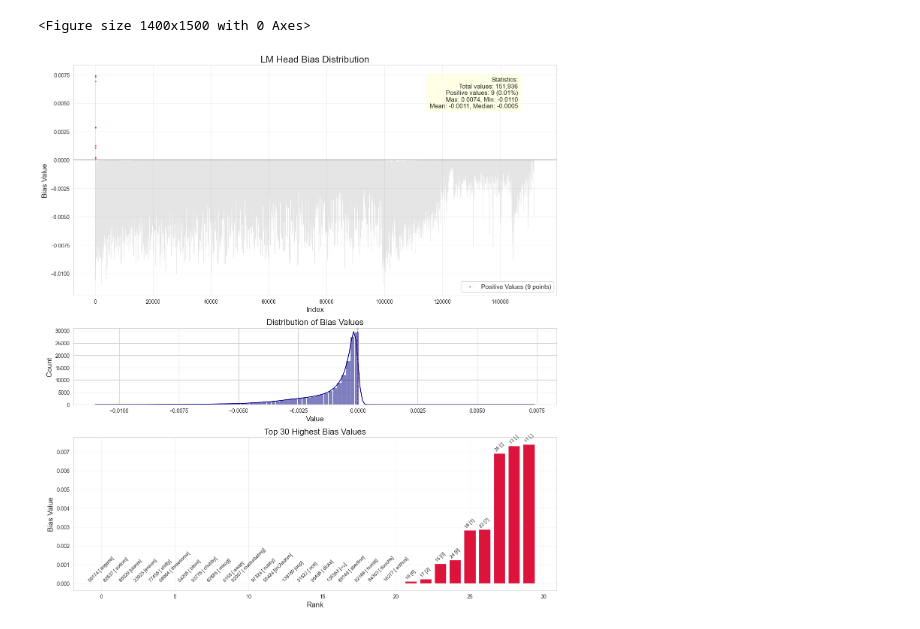
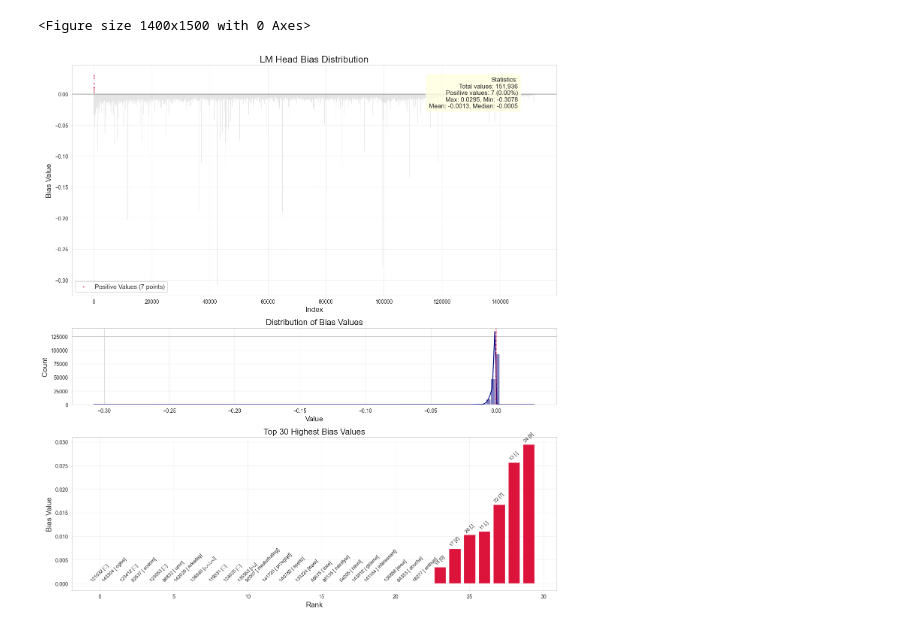
Before and after one commit to Yuchen20/M2-Coursework, a Jupyter notebook: notebooks/weight_visualize.ipynb, the cells around one changed output. Cells and saved outputs as stored; diff of their text form; code cells hidden in the pictures.

```diff
--- a/notebooks/weight_visualize.ipynb
+++ b/notebooks/weight_visualize.ipynb
@@ -9,8 +9,8 @@ import torch.nn as nn
 # %%
 from transformers import AutoTokenizer
 
-model = torch.load('..\data\checkpoint_step_1000.pth', weights_only=False)
-
+model = torch.load('..\data\checkpoint_final.pth', map_location='cpu', weights_only=False)
+# print(f"Weights loaded from {model['model']}.")
 model_name = "Qwen/Qwen2.5-0.5B-Instruct"
 tokenizer = AutoTokenizer.from_pretrained(model_name, trust_remote_code=True)
 # %%
@@ -19,7 +19,7 @@ import matplotlib.pyplot as plt
 import seaborn as sns
 
 # Get the tensor data
-bias_tensor = model['model']['lm_head.bias'].cpu().numpy()
+bias_tensor = model['model']['lm_head.bias'].cpu().detach().numpy()
 
 # Set up the figure with a nice style
 plt.figure(figsize=(14, 15))
@@ -64,31 +64,31 @@ ax2.set_xlabel('Value', fontsize=14)
 ax2.set_ylabel('Count', fontsize=14)
 
 # 3. Top positive values visualization
 num_top = 30
 top_indices = np.argsort(bias_tensor)[-num_top:]
 top_values = bias_tensor[top_indices]
 
 # I have a tokenizer, so I can get the tokens
 top_tokens = [tokenizer.decode([i]) for i in top_indices]
 
 ax3.bar(range(num_top), top_values, color='crimson')
 ax3.set_title(f'Top {num_top} Highest Bias Values', fontsize=16)
 ax3.set_xlabel('Rank', fontsize=14)
 ax3.set_ylabel('Bias Value', fontsize=14)
 ax3.grid(True, alpha=0.3)
 
 # Annotate with token indices
 for i, (idx, val) in enumerate(zip(top_indices, top_values)):
     ax3.annotate(f"{idx} [{top_tokens[i]}]",
                  xy=(i, val),
                  xytext=(0, 4),
                  textcoords='offset points',
                  ha='center',
                  fontsize=9,
                  rotation=45)
 
 plt.tight_layout()
 plt.show()
 # %% [output]
 <Figure size 1400x1500 with 0 Axes>
-[figure, old version]
+[figure, new version]
```
Also changed, not shown: 2 other files.
